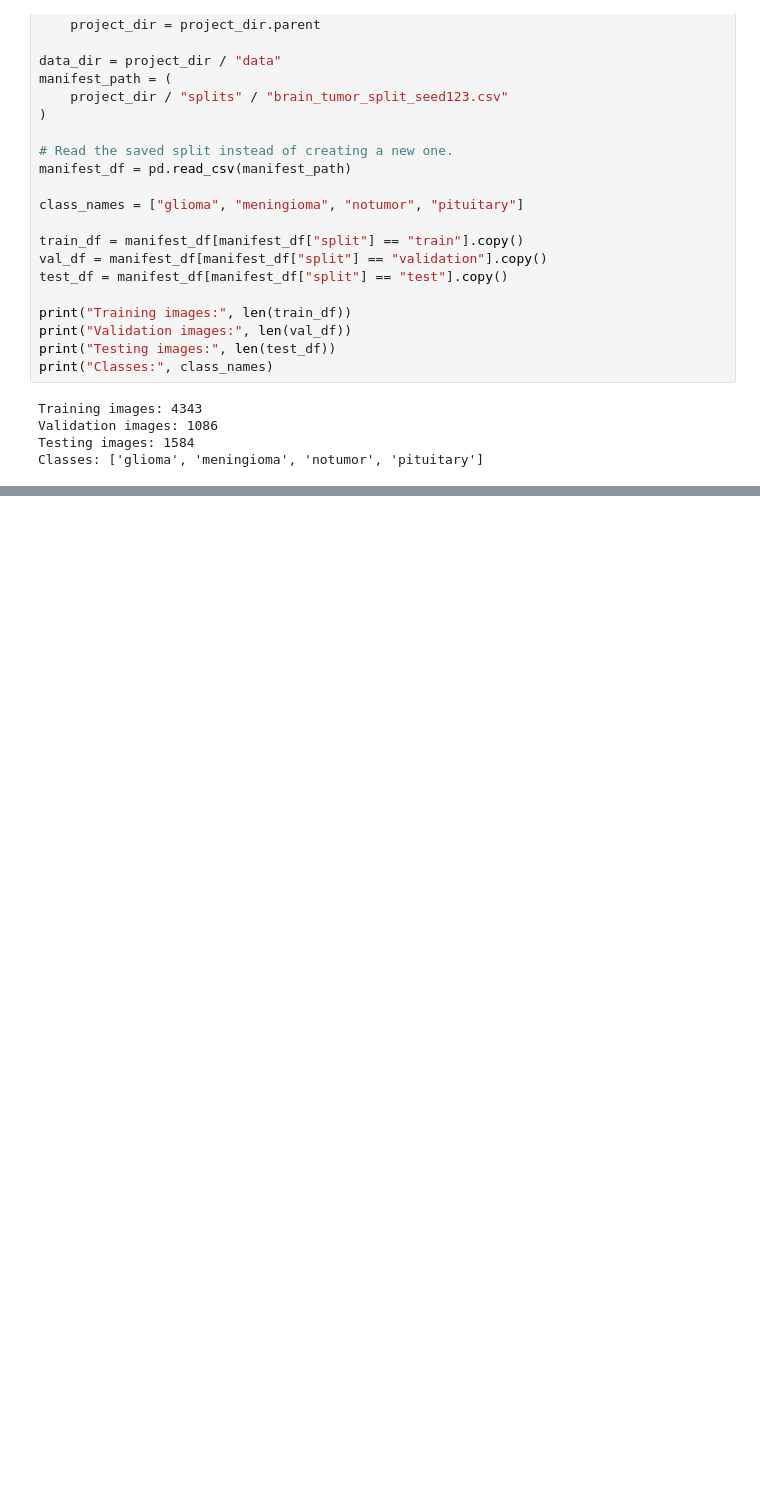
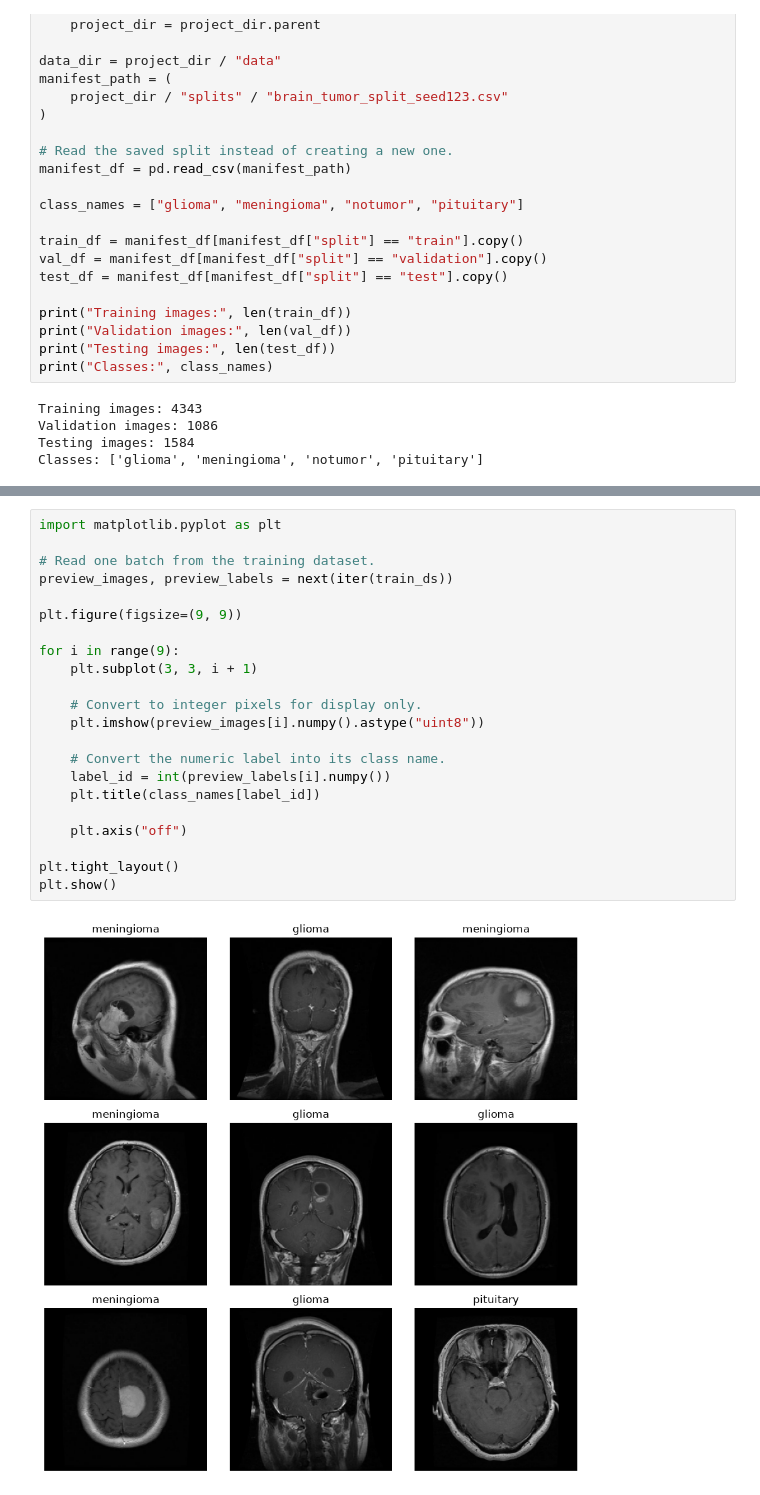
Before and after one commit to Dissa2003/SE4050-Deep-Learning-Assignment, a Jupyter notebook: notebooks/04_efficientnet_b0.ipynb, the cells around one changed output, grey strips where cells are left out. Drawn from its saved outputs; the diff is of its cells as text; blank space fills up the shorter version.

Commit message:
Add EfficientNetB0 training, fine-tuning and test evaluation

```diff
--- a/notebooks/04_efficientnet_b0.ipynb
+++ b/notebooks/04_efficientnet_b0.ipynb
@@ -57,0 +149,24 @@ Classes: ['glioma', 'meningioma', 'notumor', 'pituitary']
+# %%
+import matplotlib.pyplot as plt
+
+# Read one batch from the training dataset.
+preview_images, preview_labels = next(iter(train_ds))
+
+plt.figure(figsize=(9, 9))
+
+for i in range(9):
+    plt.subplot(3, 3, i + 1)
+
+    # Convert to integer pixels for display only.
+    plt.imshow(preview_images[i].numpy().astype("uint8"))
+
+    # Convert the numeric label into its class name.
+    label_id = int(preview_labels[i].numpy())
+    plt.title(class_names[label_id])
+
+    plt.axis("off")
+
+plt.tight_layout()
+plt.show()
+# %% [output]
+[figure, added]
```
Also changed, not shown: parts of 19 cells of this notebook, 1 other file.
